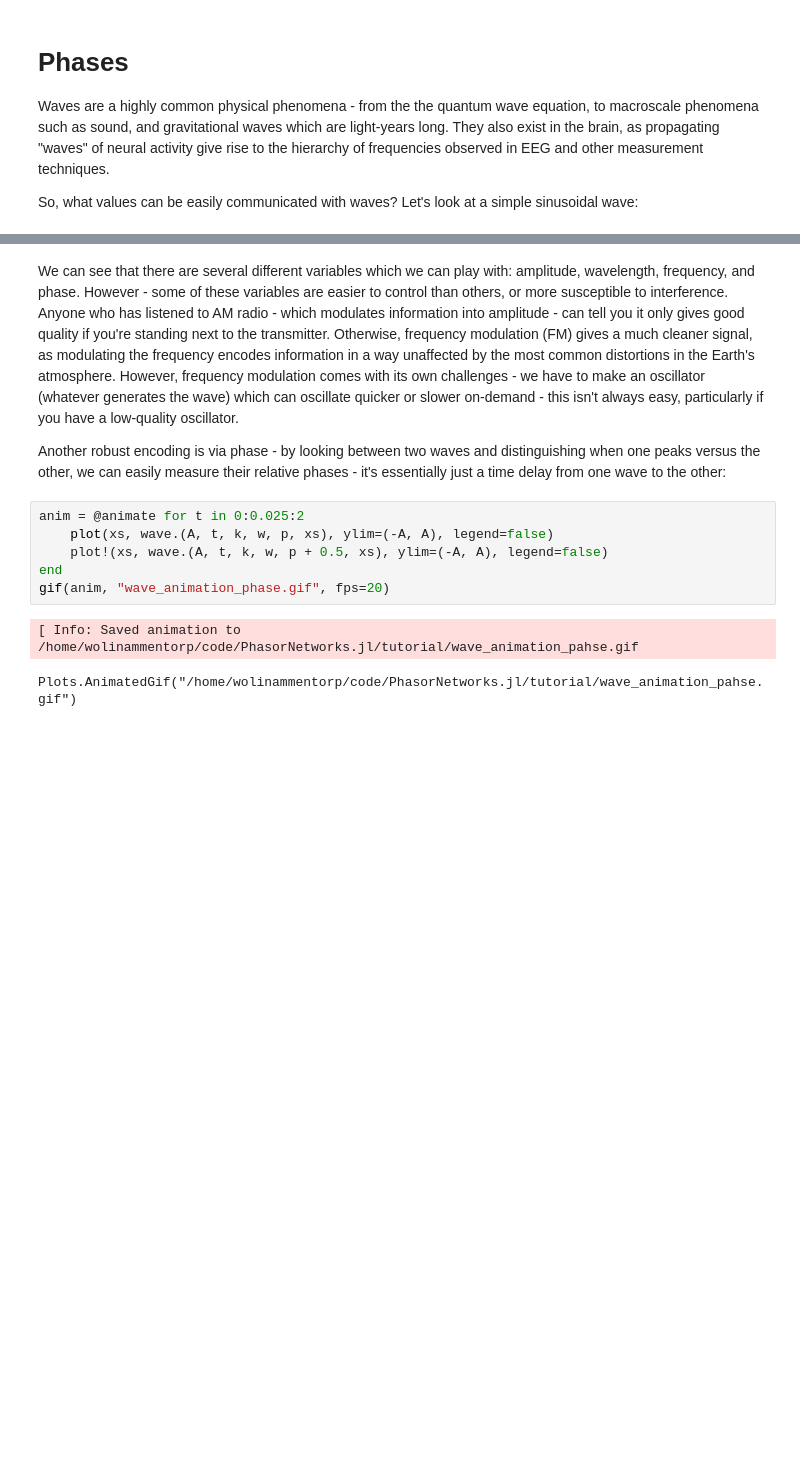
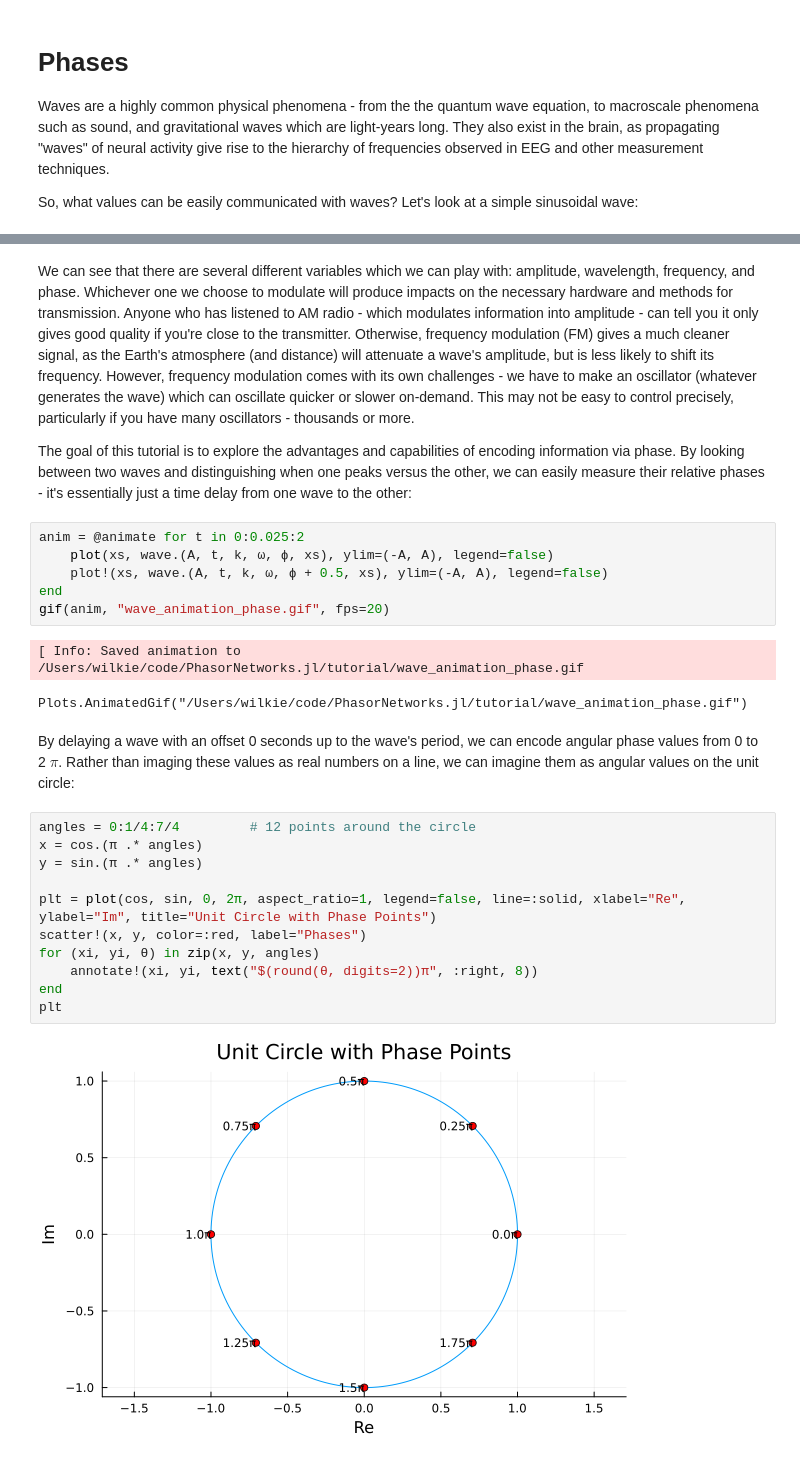
Before and after one commit to wilkieolin/PhasorNetworks.jl, a Jupyter notebook: tutorial/01 representation.ipynb, the cells around one changed output, grey strips where cells are left out. Drawn from its saved outputs; the diff is of its cells as text; blank space fills up the shorter version.

```diff
--- a/tutorial/01 representation.ipynb
+++ b/tutorial/01 representation.ipynb
@@ -38,13 +40,28 @@ Plots.AnimatedGif("/home/wolinammentorp/code/PhasorNetworks.jl/tutorial/wave_ani
 # %% [markdown]
-We can see that there are several different variables which we can play with: amplitude, wavelength, frequency, and phase. However - some of these variables are easier to control than others, or more susceptible to interference. Anyone who has listened to AM radio - which modulates information into amplitude - can tell you it only gives good quality if you're standing next to the transmitter. Otherwise, frequency modulation (FM) gives a much cleaner signal, as modulating the frequency encodes information in a way unaffected by the most common distortions in the Earth's atmosphere. However, frequency modulation comes with its own challenges - we have to make an oscillator (whatever generates the wave) which can oscillate quicker or slower on-demand - this isn't always easy, particularly if you have a low-quality oscillator.
+We can see that there are several different variables which we can play with: amplitude, wavelength, frequency, and phase. Whichever one we choose to modulate will produce impacts on the necessary hardware and methods for transmission. Anyone who has listened to AM radio - which modulates information into amplitude - can tell you it only gives good quality if you're close to the transmitter. Otherwise, frequency modulation (FM) gives a much cleaner signal, as the Earth's atmosphere (and distance) will attenuate a wave's amplitude, but is less likely to shift its frequency. However, frequency modulation comes with its own challenges - we have to make an oscillator (whatever generates the wave) which can oscillate quicker or slower on-demand. This may not be easy to control precisely, particularly if you have many oscillators - thousands or more.
 
-Another robust encoding is via phase - by looking between two waves and distinguishing when one peaks versus the other, we can easily measure their relative phases - it's essentially just a time delay from one wave to the other:
+The goal of this tutorial is to explore the advantages and capabilities of encoding information via phase. By looking between two waves and distinguishing when one peaks versus the other, we can easily measure their relative phases - it's essentially just a time delay from one wave to the other:
 # %%
 anim = @animate for t in 0:0.025:2
-    plot(xs, wave.(A, t, k, w, p, xs), ylim=(-A, A), legend=false)
-    plot!(xs, wave.(A, t, k, w, p + 0.5, xs), ylim=(-A, A), legend=false)
+    plot(xs, wave.(A, t, k, ω, ϕ, xs), ylim=(-A, A), legend=false)
+    plot!(xs, wave.(A, t, k, ω, ϕ + 0.5, xs), ylim=(-A, A), legend=false)
 end
 gif(anim, "wave_animation_phase.gif", fps=20)
 # %% [output]
-[ Info: Saved animation to /home/wolinammentorp/code/PhasorNetworks.jl/tutorial/wave_animation_pahse.gif
+[ Info: Saved animation to /Users/wilkie/code/PhasorNetworks.jl/tutorial/wave_animation_phase.gif
-Plots.AnimatedGif("/home/wolinammentorp/code/PhasorNetworks.jl/tutorial/wave_animation_pahse.gif")
+Plots.AnimatedGif("/Users/wilkie/code/PhasorNetworks.jl/tutorial/wave_animation_phase.gif")
+# %% [markdown]
+By delaying a wave with an offset 0 seconds up to the wave's period, we can encode angular phase values from 0 to 2 $\pi$. Rather than imaging these values as real numbers on a line, we can imagine them as angular values on the unit circle:
+# %%
+angles = 0:1/4:7/4         # 12 points around the circle
+x = cos.(π .* angles)
+y = sin.(π .* angles)
+
+plt = plot(cos, sin, 0, 2π, aspect_ratio=1, legend=false, line=:solid, xlabel="Re", ylabel="Im", title="Unit Circle with Phase Points")
+scatter!(x, y, color=:red, label="Phases")
+for (xi, yi, θ) in zip(x, y, angles)
+    annotate!(xi, yi, text("$(round(θ, digits=2))π", :right, 8))
+end
+plt
+# %% [output]
+[figure, added]
```
Also changed, not shown: parts of 37 cells of this notebook, 2 other files.
